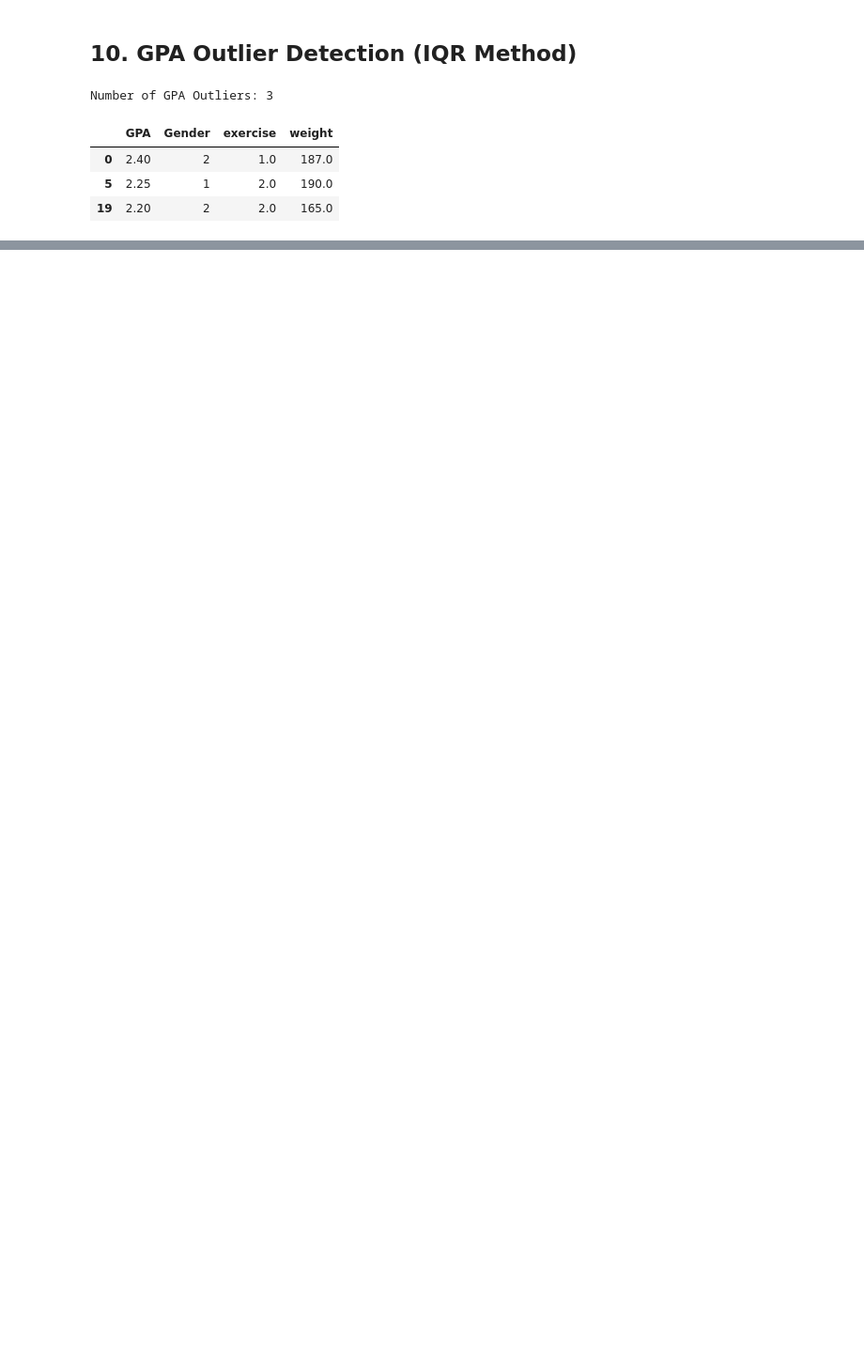
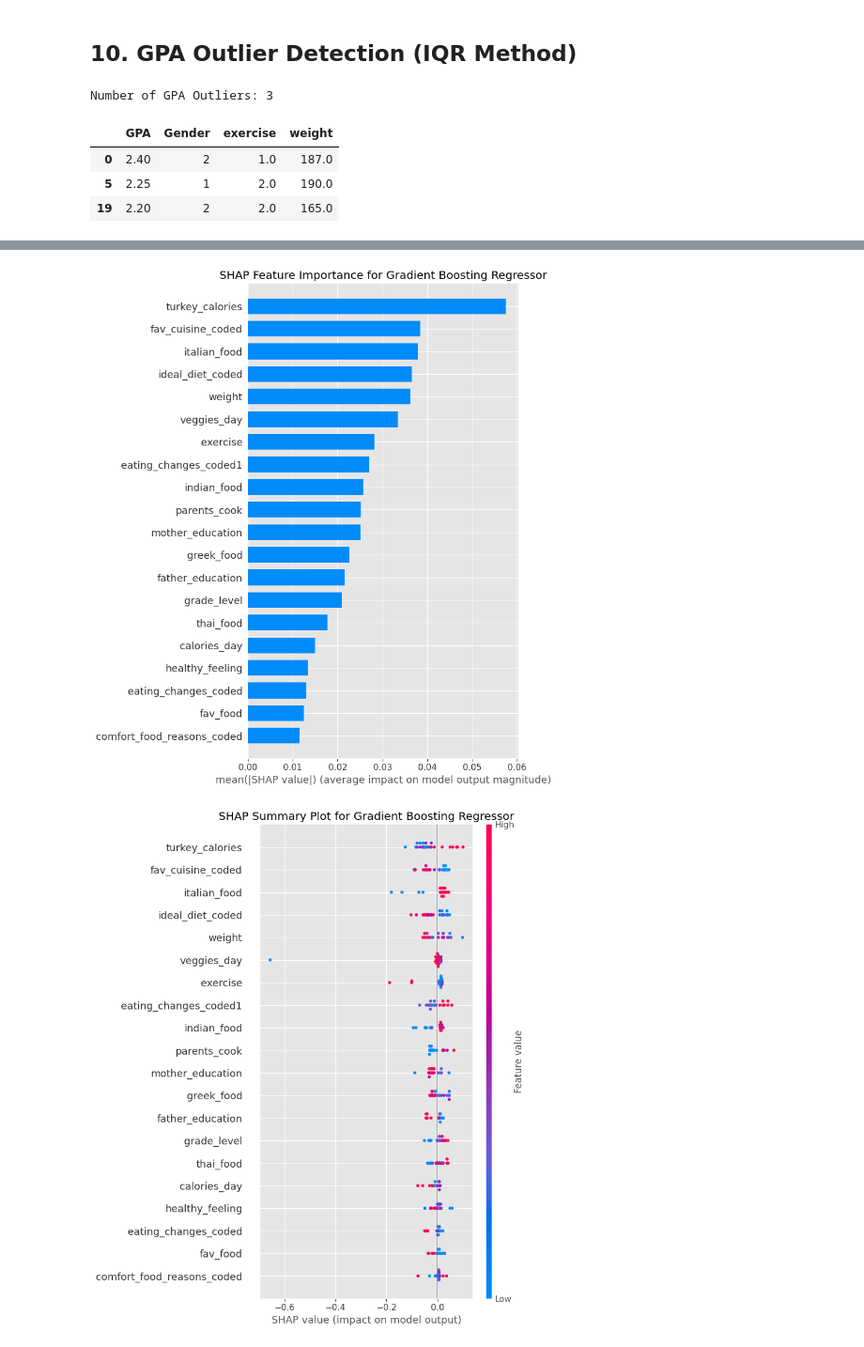
Before and after one commit to l3anxna/what-you-eat-decides-your-grade, a Jupyter notebook: EDA_notebook.ipynb, the cells around one changed output, grey strips where cells are left out. Shown at 94% size. Drawn from its saved outputs; the diff is of its cells as text; code cells hidden in the pictures; blank space fills up the shorter version.

```diff
--- a/EDA_notebook.ipynb
+++ b/EDA_notebook.ipynb
@@ -463,0 +593,18 @@ Number of GPA Outliers: 3
+# %%
+# 1. Initialize TreeExplainer for Gradient Boosting
+gb_explainer = shap.TreeExplainer(gb_model)
+gb_shap_values = gb_explainer.shap_values(X_test)
+
+# 2. Generate standard beeswarm summary plot
+shap.summary_plot(gb_shap_values, X_test, plot_type="bar", show=False)
+plt.title("SHAP Feature Importance for Gradient Boosting Regressor")
+plt.tight_layout()
+plt.show()
+
+shap.summary_plot(gb_shap_values, X_test, show=False)
+plt.title("SHAP Summary Plot for Gradient Boosting Regressor")
+plt.tight_layout()
+plt.show()
+# %% [output]
+[figure, added]
+[figure, added]
```
Also changed, not shown: parts of 26 cells of this notebook.
